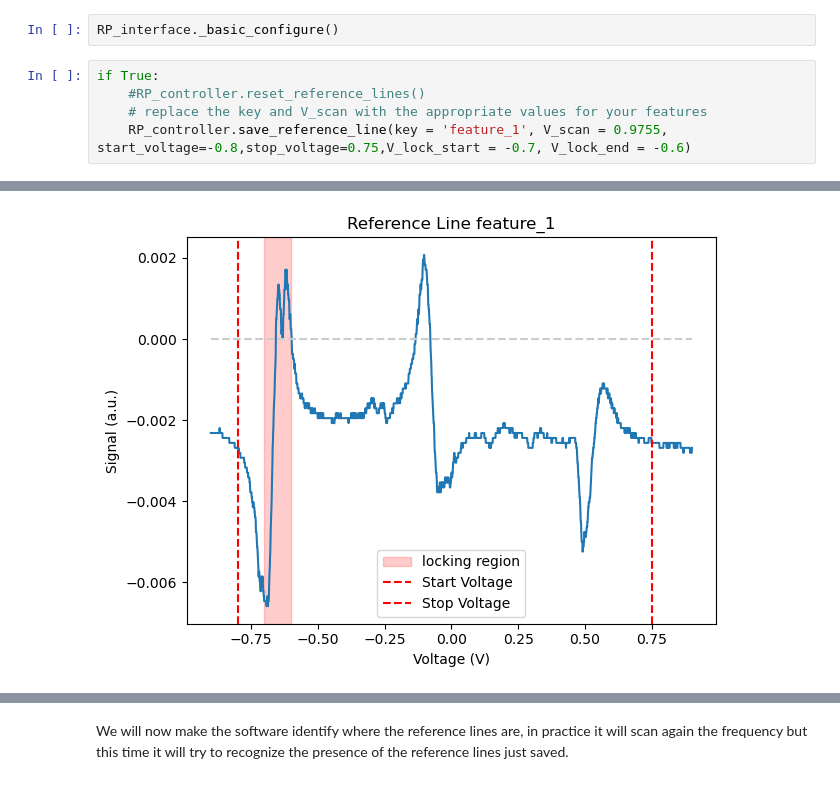
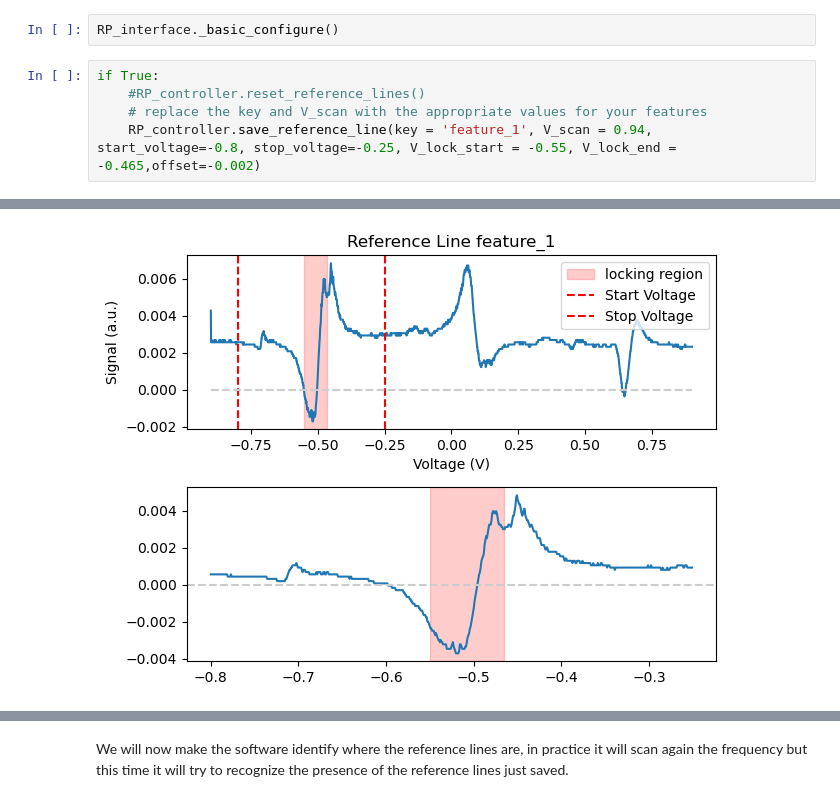
Before and after one commit to jack00look/RP_Spectroscopy, a Jupyter notebook: Notebook_Serafini.ipynb, the cells around one changed output, grey strips where cells are left out. Cells and saved outputs as stored; diff of their text form.

```diff
--- a/Notebook_Serafini.ipynb
+++ b/Notebook_Serafini.ipynb
@@ -53,5 +76,5 @@ RP_interface._basic_configure()
 if True:
     #RP_controller.reset_reference_lines()
     # replace the key and V_scan with the appropriate values for your features
-    RP_controller.save_reference_line(key = 'feature_1', V_scan = 0.9755, start_voltage=-0.8,stop_voltage=0.75,V_lock_start = -0.7, V_lock_end = -0.6)
+    RP_controller.save_reference_line(key = 'feature_1', V_scan = 0.94, start_voltage=-0.8, stop_voltage=-0.25, V_lock_start = -0.55, V_lock_end = -0.465,offset=-0.002)
 # %% [output]
@@ -61 +84 @@ if True:
-[figure, old version]
+[figure, new version]
```
Also changed, not shown: parts of 6 cells of this notebook, 9 other files.
